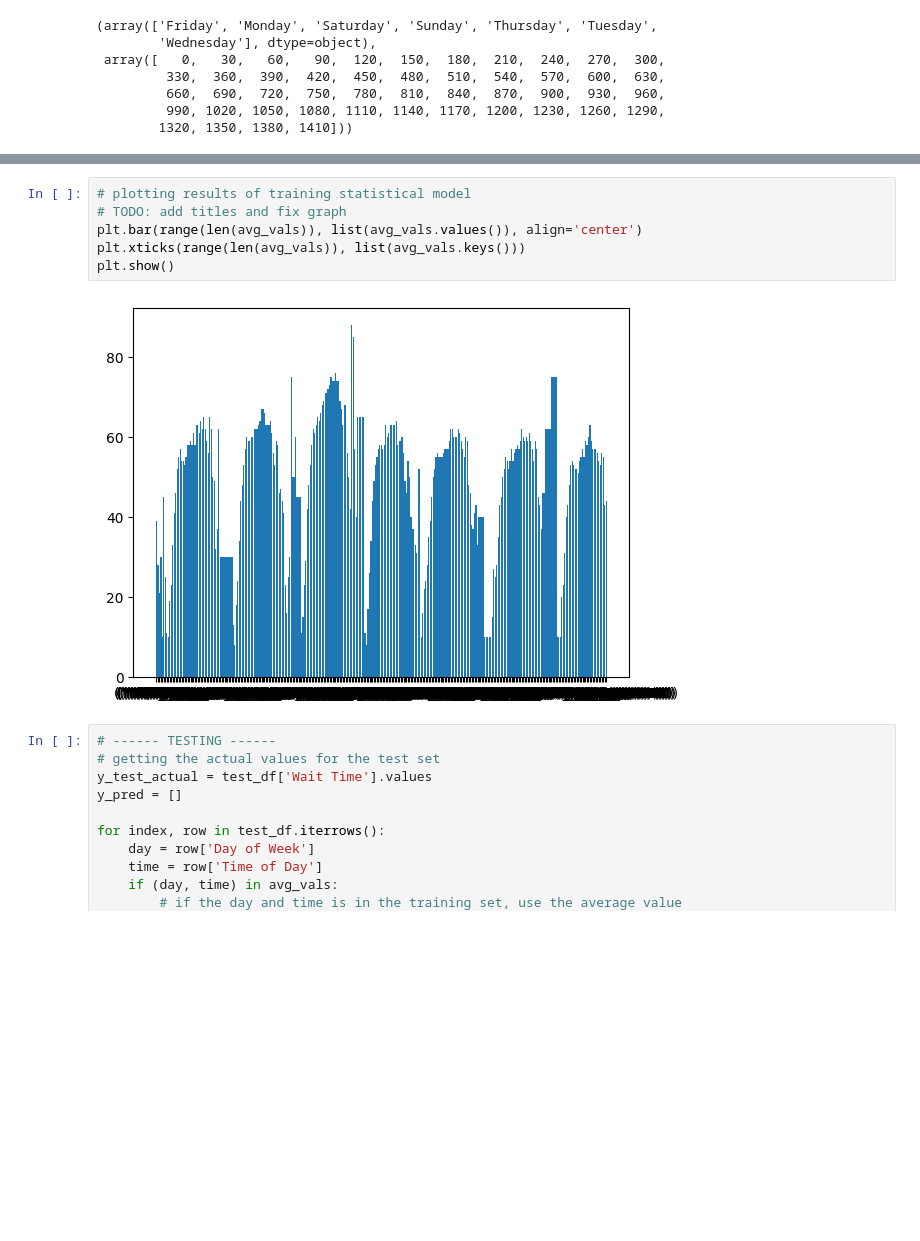
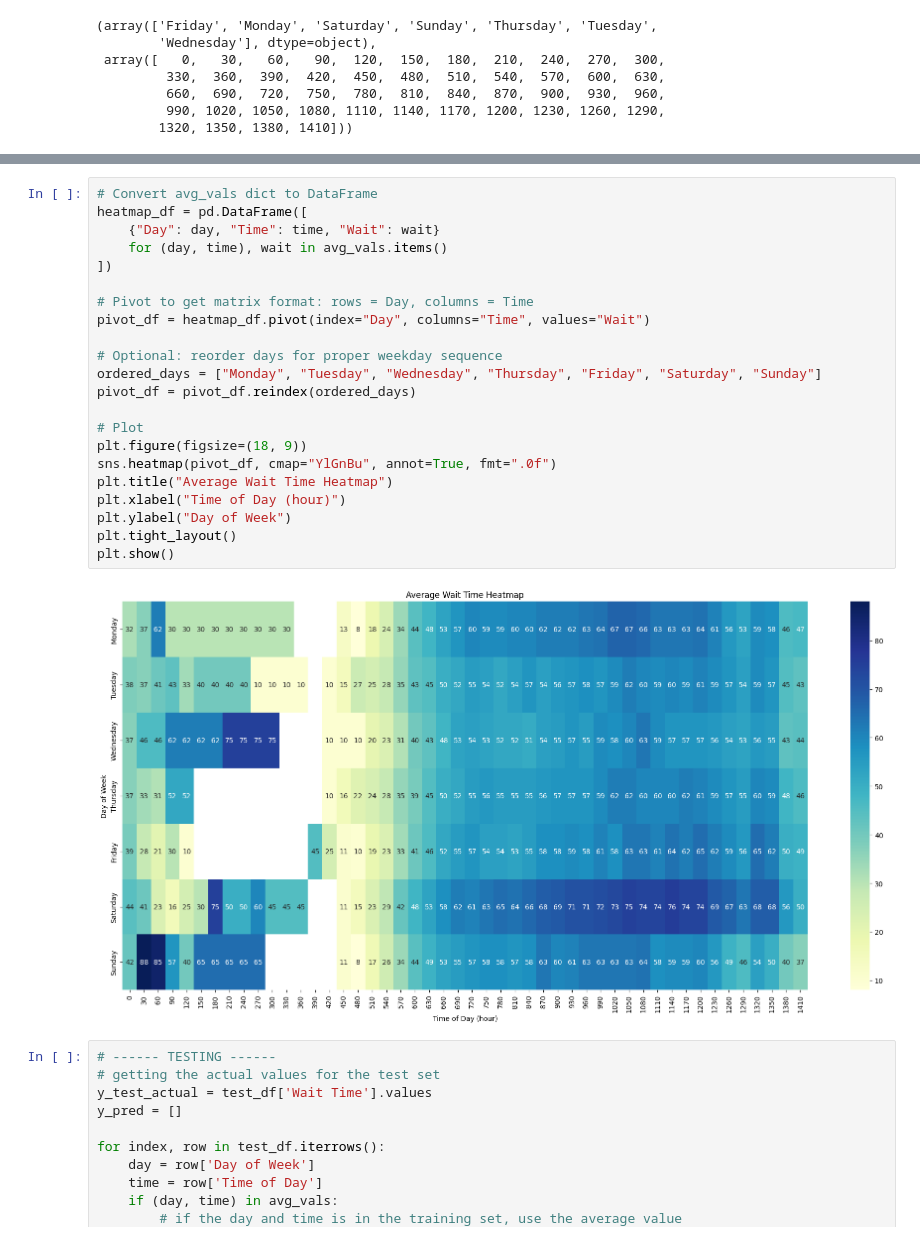
Before and after one commit to jpogue2/csci467-project, a Jupyter notebook: statistical-baseline.ipynb, the cells around one changed output, grey strips where cells are left out. Cells and saved outputs as stored; diff of their text form; blank space fills up the shorter version.

Commit message:
changed statistical graph from bar to heatmap

```diff
--- a/statistical-baseline.ipynb
+++ b/statistical-baseline.ipynb
@@ -69,13 +70,29 @@ avg_vals
  ('Wednesday', 1380): 43,
  ('Wednesday', 1410): 44}
 # %%
-# plotting results of training statistical model
-# TODO: add titles and fix graph
-plt.bar(range(len(avg_vals)), list(avg_vals.values()), align='center')
-plt.xticks(range(len(avg_vals)), list(avg_vals.keys()))
+# Convert avg_vals dict to DataFrame
+heatmap_df = pd.DataFrame([
+    {"Day": day, "Time": time, "Wait": wait}
+    for (day, time), wait in avg_vals.items()
+])
+
+# Pivot to get matrix format: rows = Day, columns = Time
+pivot_df = heatmap_df.pivot(index="Day", columns="Time", values="Wait")
+
+# Optional: reorder days for proper weekday sequence
+ordered_days = ["Monday", "Tuesday", "Wednesday", "Thursday", "Friday", "Saturday", "Sunday"]
+pivot_df = pivot_df.reindex(ordered_days)
+
+# Plot
+plt.figure(figsize=(18, 9))
+sns.heatmap(pivot_df, cmap="YlGnBu", annot=True, fmt=".0f")
+plt.title("Average Wait Time Heatmap")
+plt.xlabel("Time of Day (hour)")
+plt.ylabel("Day of Week")
+plt.tight_layout()
 plt.show()
 # %% [output]
-[figure, old version]
+[figure, new version]
 # %%
 # ------ TESTING ------
 # getting the actual values for the test set
```
Also changed, not shown: parts of 1 cell of this notebook.
